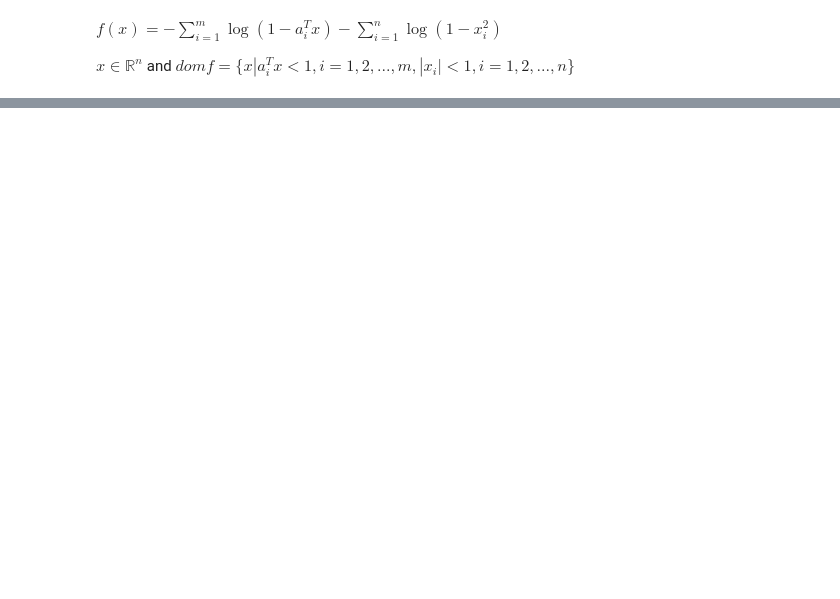
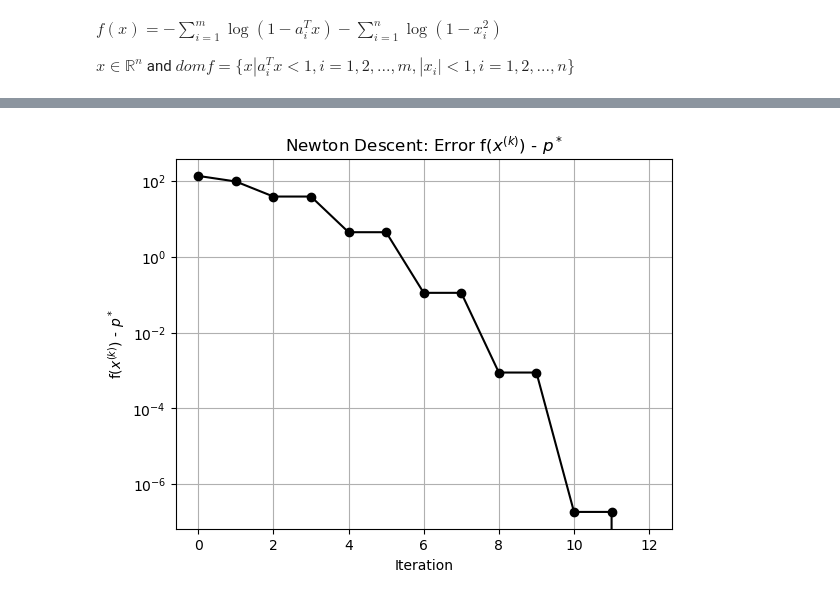
Before and after one commit to Ravi-Raghavan/ConvexOptimization, a Jupyter notebook: hw5.ipynb, the cells around one changed output, grey strips where cells are left out. Drawn from its saved outputs; the diff is of its cells as text; code cells hidden in the pictures; blank space fills up the shorter version.

```diff
--- a/hw5.ipynb
+++ b/hw5.ipynb
@@ -82,0 +392,3 @@ def f_backtracking_algorithm(A: np.ndarray, x: np.ndarray, delta_x: np.ndarray,
+# %%
+eta = 1e-8
+newton_descent_iterates, newton_descent_function_values, newton_descent_alpha_values = newton_descent(f, f_gradient, f_hessian, f_backtracking_algorithm, A, x0, max_iter, eta, alpha, beta)
@@ -82,0 +409,12 @@ def f_backtracking_algorithm(A: np.ndarray, x: np.ndarray, delta_x: np.ndarray,
+# %%
+newton_descent_gap_to_optimal = newton_descent_function_values - p_star
+
+plt.plot(list(range(len(newton_descent_gap_to_optimal))), newton_descent_gap_to_optimal, marker='o', color='black', linestyle='-')
+plt.xlabel('Iteration')
+plt.ylabel(r'f($x^{(k)}$) - $p^*$')
+plt.yscale('log')
+plt.title(r'Newton Descent: Error f($x^{(k)}$) - $p^*$')
+plt.grid(True)
+plt.show()
+# %% [output]
+[figure, added]
```
Also changed, not shown: parts of 26 cells of this notebook.
